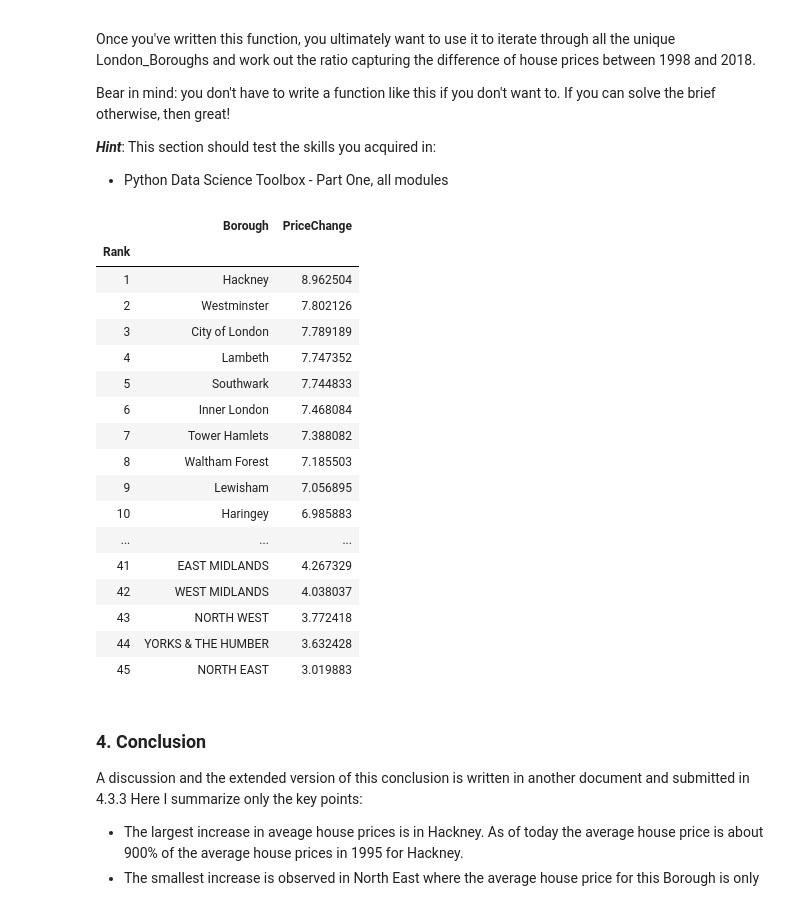
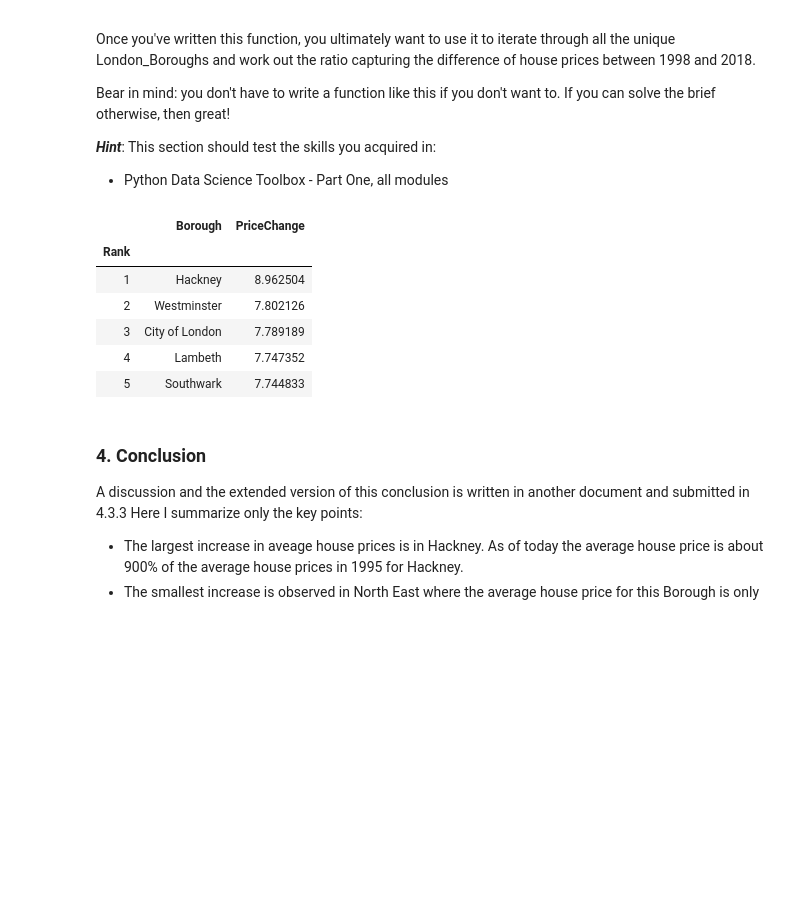
Before and after one commit to ennis-kurt/SpringBoard, a Jupyter notebook: Unit 4 Challenge - Tier 3.ipynb, the cells around one changed output. Cells and saved outputs as stored; diff of their text form; code cells hidden in the pictures; blank space fills up the shorter version.

```diff
--- a/Unit 4 Challenge - Tier 3.ipynb
+++ b/Unit 4 Challenge - Tier 3.ipynb
@@ -122,7 +128,7 @@ Don't be afraid to use StackOverflow for help  with this.
 properties = properties.transpose()
 properties.reset_index(inplace=True)
 properties.columns = properties.iloc[0]
-properties = properties.drop(properties.index[0]).reset_index()
+#properties = properties.drop(properties.index[0]).reset_index()
 # %% [markdown]
 **2.3. Cleaning the data (part 2)**
 
@@ -250,29 +256,18 @@ def create_price_ratio(df):
 # %%
 Price_Change_df = create_price_ratio(melted_annual).sort_values(by='PriceChange', ascending=False)
 Price_Change_df.reset_index(inplace=True)
 Price_Change_df.drop(columns = ['index'], inplace=True)
 Price_Change_df.index.names = ['Rank']
 Price_Change_df.index += 1
-Price_Change_df
+Price_Change_df.head()
 # %% [output]
 |  | Borough | PriceChange |
 | Rank |  |  |
 | 1 | Hackney | 8.962504 |
 | 2 | Westminster | 7.802126 |
 | 3 | City of London | 7.789189 |
 | 4 | Lambeth | 7.747352 |
 | 5 | Southwark | 7.744833 |
-| 6 | Inner London | 7.468084 |
-| 7 | Tower Hamlets | 7.388082 |
-| 8 | Waltham Forest | 7.185503 |
-| 9 | Lewisham | 7.056895 |
-| 10 | Haringey | 6.985883 |
-| ... | ... | ... |
-| 41 | EAST MIDLANDS | 4.267329 |
-| 42 | WEST MIDLANDS | 4.038037 |
-| 43 | NORTH WEST | 3.772418 |
-| 44 | YORKS & THE HUMBER | 3.632428 |
-| 45 | NORTH EAST | 3.019883 |
 # %% [markdown]
 ### 4. Conclusion
 
```
Also changed, not shown: parts of 2 cells of this notebook, 2 other files.
